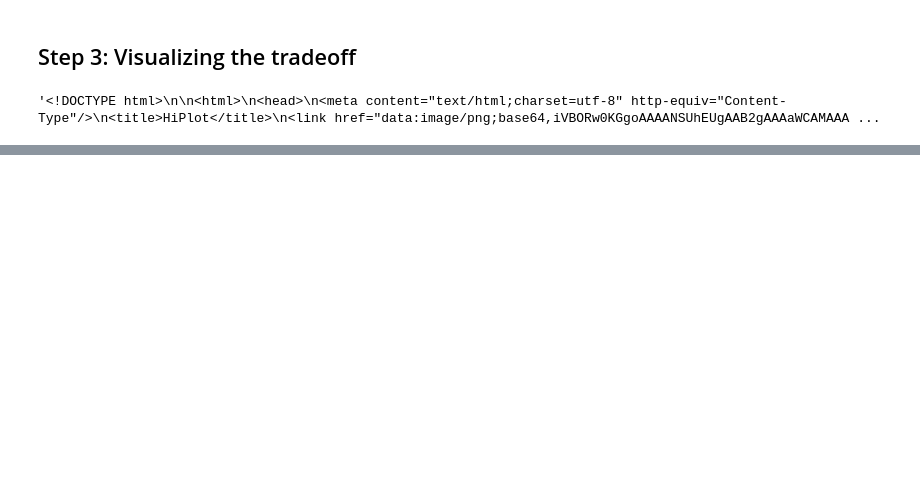
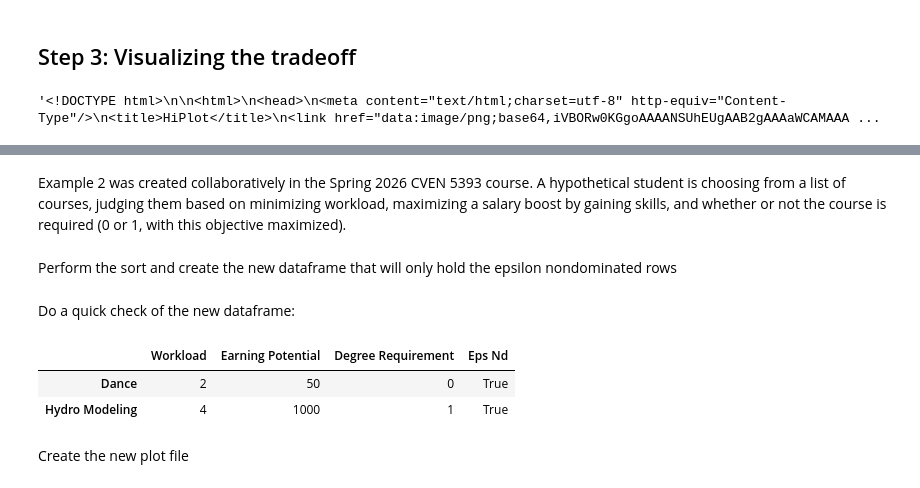
Before and after one commit to jrkasprzyk/CVEN5393, a Jupyter notebook: Colab Notebooks/epsilon-nondominance_generic-example.ipynb, the cells around one changed output, grey strips where cells are left out. Drawn from its saved outputs; the diff is of its cells as text; code cells hidden in the pictures; blank space fills up the shorter version.

```diff
--- a/Colab Notebooks/epsilon-nondominance_generic-example.ipynb
+++ b/Colab Notebooks/epsilon-nondominance_generic-example.ipynb
@@ -55,22 +38,0 @@ def df_to_pt(df, objective_directions, nobjs, nvars=0, nconstrs=0):
-# %%
-def label_eps_nd(df, label_col, epsilons, objective_directions, nobjs, nvars, nconstrs=0):
-
-  # reset the label column
-  df[label_col] = False
-
-  # convert to platypus format
-  pt = df_to_pt(df, objective_directions, nobjs, nvars, nconstrs)
-
-  # save the epsilon non-dominated solutions to a new list of platypus solutions
-  eps_pt = EpsilonBoxArchive(epsilons)
-  for solution in pt:
-    eps_pt.add(solution)
-
-  # save which ids ended up being epsilon non-dominated
-  eps_ids = [sol.id for sol in eps_pt]
-
-  # add labels to the epsilon non-dominated solutions
-  for id in eps_ids:
-    df.at[id, label_col] = True
-
-  return df
@@ -264,0 +510,2 @@
+# %% [markdown]
+Example 2 was created collaboratively in the Spring 2026 CVEN 5393 course. A hypothetical student is choosing from a list of courses, judging them based on minimizing workload, maximizing a salary boost by gaining skills, and whether or not the course is required (0 or 1, with this objective maximized).
@@ -264,0 +560,19 @@
+# %% [markdown]
+Perform the sort and create the new dataframe that will only hold the epsilon nondominated rows
+# %%
+# populate the "eps nd" column with True if it is epsilon nd and False otherwise
+all_course_solutions = label_eps_nd(all_course_solutions, "Eps Nd", course_obj_names, course_obj_directions, course_epsilons, num_vars=0, num_constrs=0)
+
+# create a new dataframe that only contains the rows that were
+# epsilon non-dominated
+epsnd_course_solutions = all_course_solutions[all_course_solutions["Eps Nd"]].copy(deep=True)
+# %% [markdown]
+Do a quick check of the new dataframe:
+# %%
+epsnd_course_solutions
+# %% [output]
+|  | Workload | Earning Potential | Degree Requirement | Eps Nd |
+| Dance | 2 | 50 | 0 | True |
+| Hydro Modeling | 4 | 1000 | 1 | True |
+# %% [markdown]
+Create the new plot file
```
Also changed, not shown: parts of 30 cells of this notebook.
